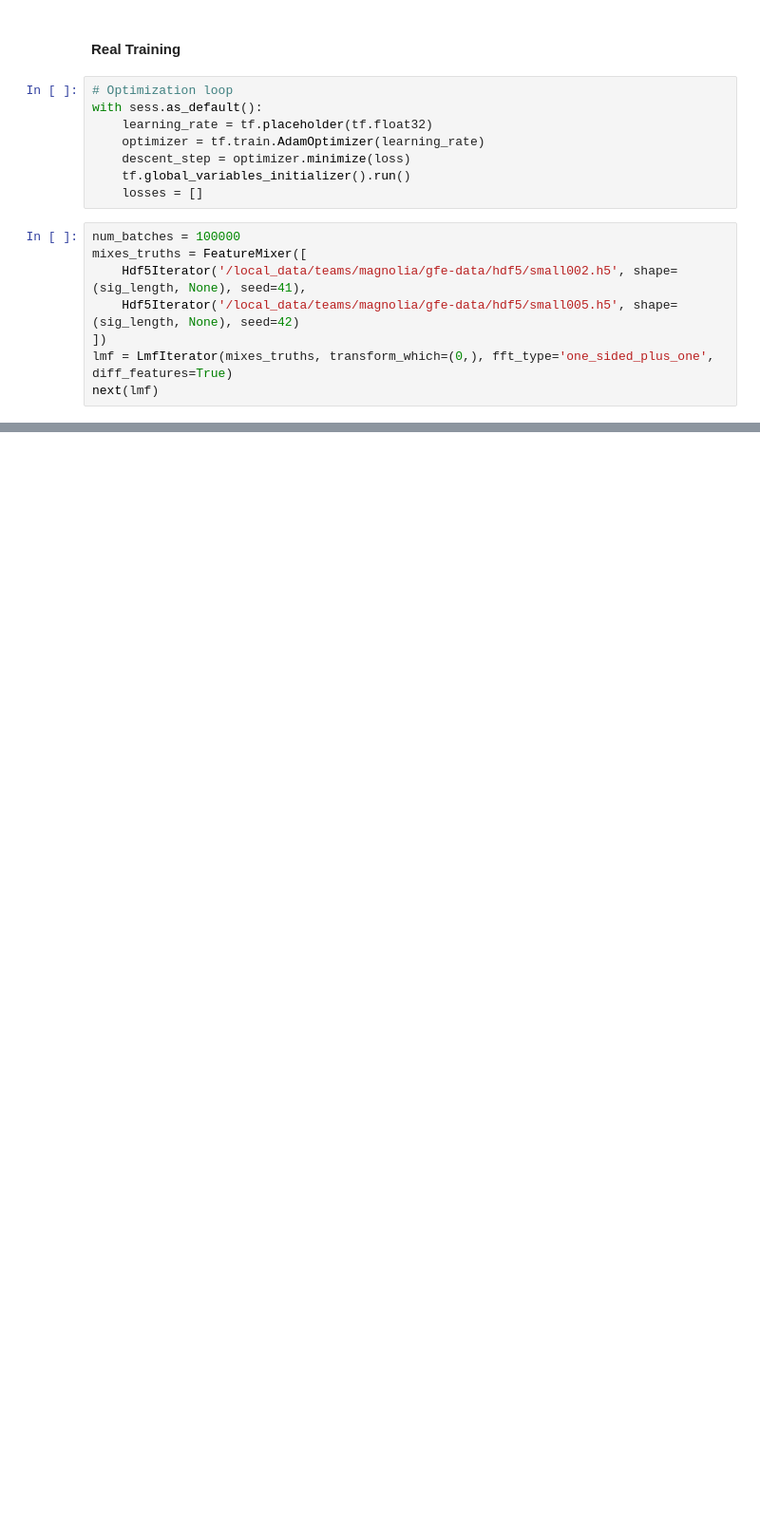
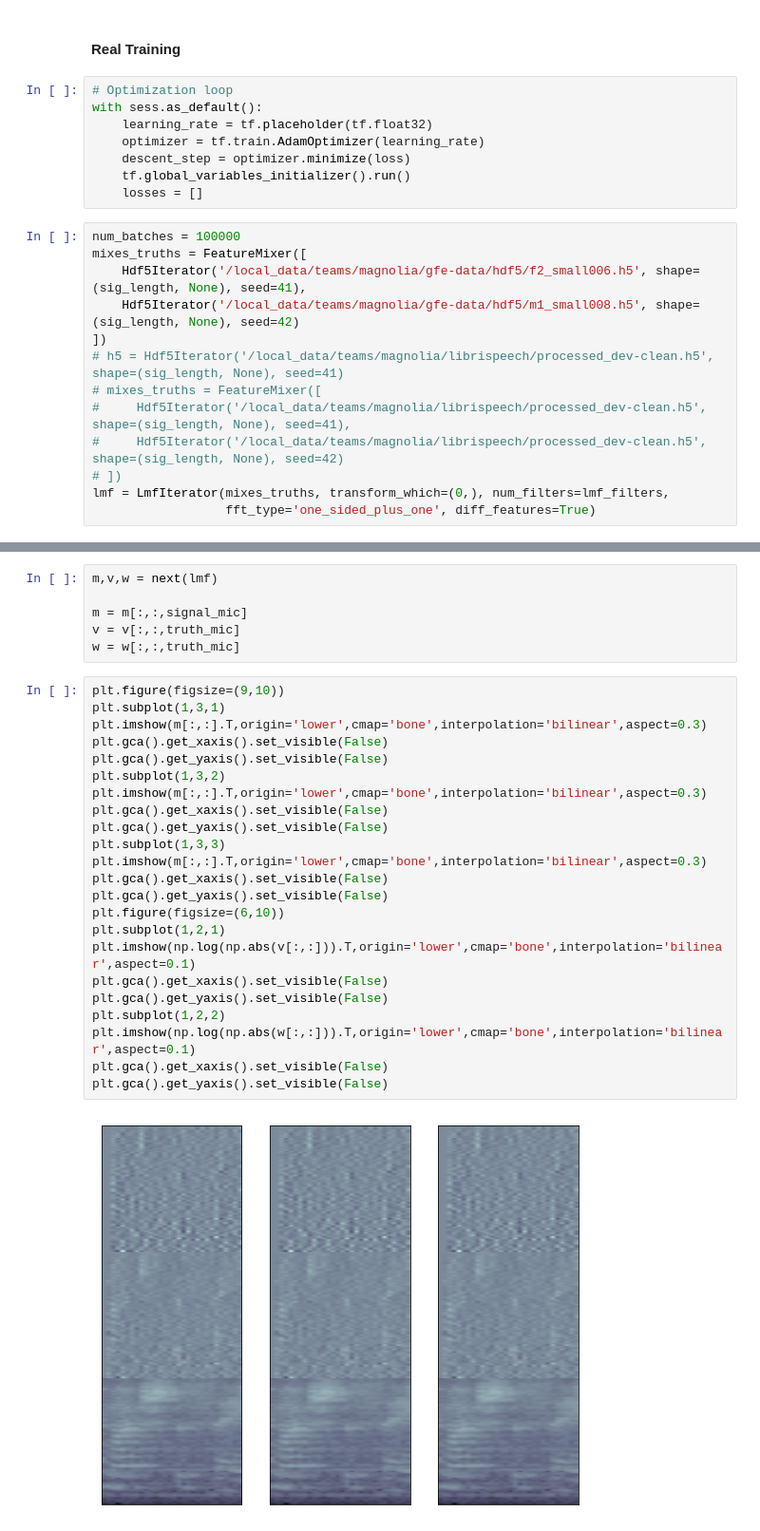
Before and after one commit to pcallier/Magnolia, a Jupyter notebook: sandbox/rnn-mask/mask-rnn.ipynb, the cells around one changed output, grey strips where cells are left out. Shown at 95% size. Drawn from its saved outputs; the diff is of its cells as text; blank space fills up the shorter version.

Commit message:
Adapt RNN to different data source

```diff
--- a/sandbox/rnn-mask/mask-rnn.ipynb
+++ b/sandbox/rnn-mask/mask-rnn.ipynb
@@ -331,8 +251,13 @@ with sess.as_default():
 # %%
 num_batches = 100000
 mixes_truths = FeatureMixer([
-    Hdf5Iterator('/local_data/teams/magnolia/gfe-data/hdf5/small002.h5', shape=(sig_length, None), seed=41),
-    Hdf5Iterator('/local_data/teams/magnolia/gfe-data/hdf5/small005.h5', shape=(sig_length, None), seed=42)
+    Hdf5Iterator('/local_data/teams/magnolia/gfe-data/hdf5/f2_small006.h5', shape=(sig_length, None), seed=41),
+    Hdf5Iterator('/local_data/teams/magnolia/gfe-data/hdf5/m1_small008.h5', shape=(sig_length, None), seed=42)
 ])
-lmf = LmfIterator(mixes_truths, transform_which=(0,), fft_type='one_sided_plus_one', diff_features=True)
-next(lmf)
+# h5 = Hdf5Iterator('/local_data/teams/magnolia/librispeech/processed_dev-clean.h5', shape=(sig_length, None), seed=41)
+# mixes_truths = FeatureMixer([
+#     Hdf5Iterator('/local_data/teams/magnolia/librispeech/processed_dev-clean.h5', shape=(sig_length, None), seed=41),
+#     Hdf5Iterator('/local_data/teams/magnolia/librispeech/processed_dev-clean.h5', shape=(sig_length, None), seed=42)
+# ])
+lmf = LmfIterator(mixes_truths, transform_which=(0,), num_filters=lmf_filters,
+                  fft_type='one_sided_plus_one', diff_features=True)
@@ -340,0 +264,31 @@ AttributeError: 'LmfIterator' object has no attribute 'fft_type'
+# %%
+m,v,w = next(lmf)
+
+m = m[:,:,signal_mic]
+v = v[:,:,truth_mic]
+w = w[:,:,truth_mic]
+# %%
+plt.figure(figsize=(9,10))
+plt.subplot(1,3,1)
+plt.imshow(m[:,:].T,origin='lower',cmap='bone',interpolation='bilinear',aspect=0.3)
+plt.gca().get_xaxis().set_visible(False)
+plt.gca().get_yaxis().set_visible(False)
+plt.subplot(1,3,2)
+plt.imshow(m[:,:].T,origin='lower',cmap='bone',interpolation='bilinear',aspect=0.3)
+plt.gca().get_xaxis().set_visible(False)
+plt.gca().get_yaxis().set_visible(False)
+plt.subplot(1,3,3)
+plt.imshow(m[:,:].T,origin='lower',cmap='bone',interpolation='bilinear',aspect=0.3)
+plt.gca().get_xaxis().set_visible(False)
+plt.gca().get_yaxis().set_visible(False)
+plt.figure(figsize=(6,10))
+plt.subplot(1,2,1)
+plt.imshow(np.log(np.abs(v[:,:])).T,origin='lower',cmap='bone',interpolation='bilinear',aspect=0.1)
+plt.gca().get_xaxis().set_visible(False)
+plt.gca().get_yaxis().set_visible(False)
+plt.subplot(1,2,2)
+plt.imshow(np.log(np.abs(w[:,:])).T,origin='lower',cmap='bone',interpolation='bilinear',aspect=0.1)
+plt.gca().get_xaxis().set_visible(False)
+plt.gca().get_yaxis().set_visible(False)
+# %% [output]
+[figure, added]
```
Also changed, not shown: parts of 15 cells of this notebook.
